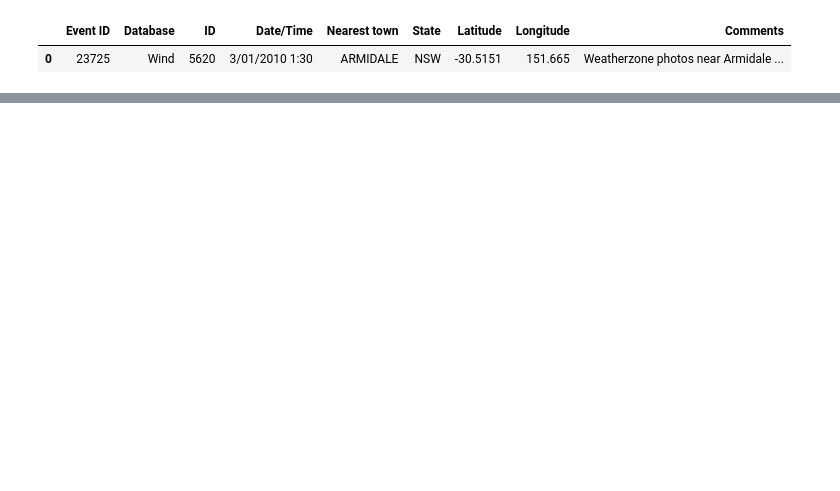
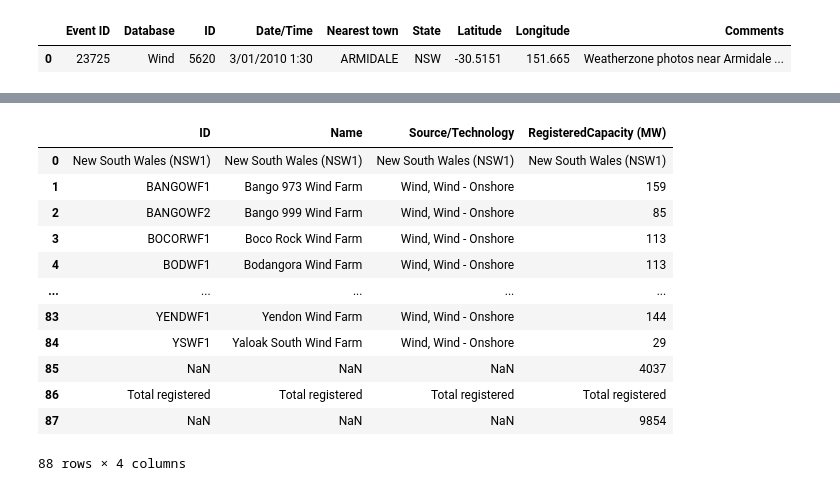
Before and after one commit to Carly-Jane/Wind_Energy_Project, a Jupyter notebook: Wind_Energy_Data_Cleaning.ipynb, the cells around one changed output, grey strips where cells are left out. Cells and saved outputs as stored; diff of their text form; code cells hidden in the pictures; blank space fills up the shorter version.

```diff
--- a/Wind_Energy_Data_Cleaning.ipynb
+++ b/Wind_Energy_Data_Cleaning.ipynb
@@ -190,0 +213,17 @@ bom_storm_data.head(3)
+# %%
+summary_csv = pd.read_csv("summary.csv")
+summary_csv
+# %% [output]
+|  | ID | Name | Source/Technology | RegisteredCapacity (MW) |
+| 0 | New South Wales (NSW1) | New South Wales (NSW1) | New South Wales (NSW1) | New South Wales (NSW1) |
+| 1 | BANGOWF1 | Bango 973 Wind Farm | Wind, Wind - Onshore | 159 |
+| 2 | BANGOWF2 | Bango 999 Wind Farm | Wind, Wind - Onshore | 85 |
+| 3 | BOCORWF1 | Boco Rock Wind Farm | Wind, Wind - Onshore | 113 |
+| 4 | BODWF1 | Bodangora Wind Farm | Wind, Wind - Onshore | 113 |
+| ... | ... | ... | ... | ... |
+| 83 | YENDWF1 | Yendon Wind Farm | Wind, Wind - Onshore | 144 |
+| 84 | YSWF1 | Yaloak South Wind Farm | Wind, Wind - Onshore | 29 |
+| 85 | NaN | NaN | NaN | 4037 |
+| 86 | Total registered | Total registered | Total registered | Total registered |
+| 87 | NaN | NaN | NaN | 9854 |
+88 rows × 4 columns
```
Also changed, not shown: parts of 9 cells of this notebook, 1 other file.
